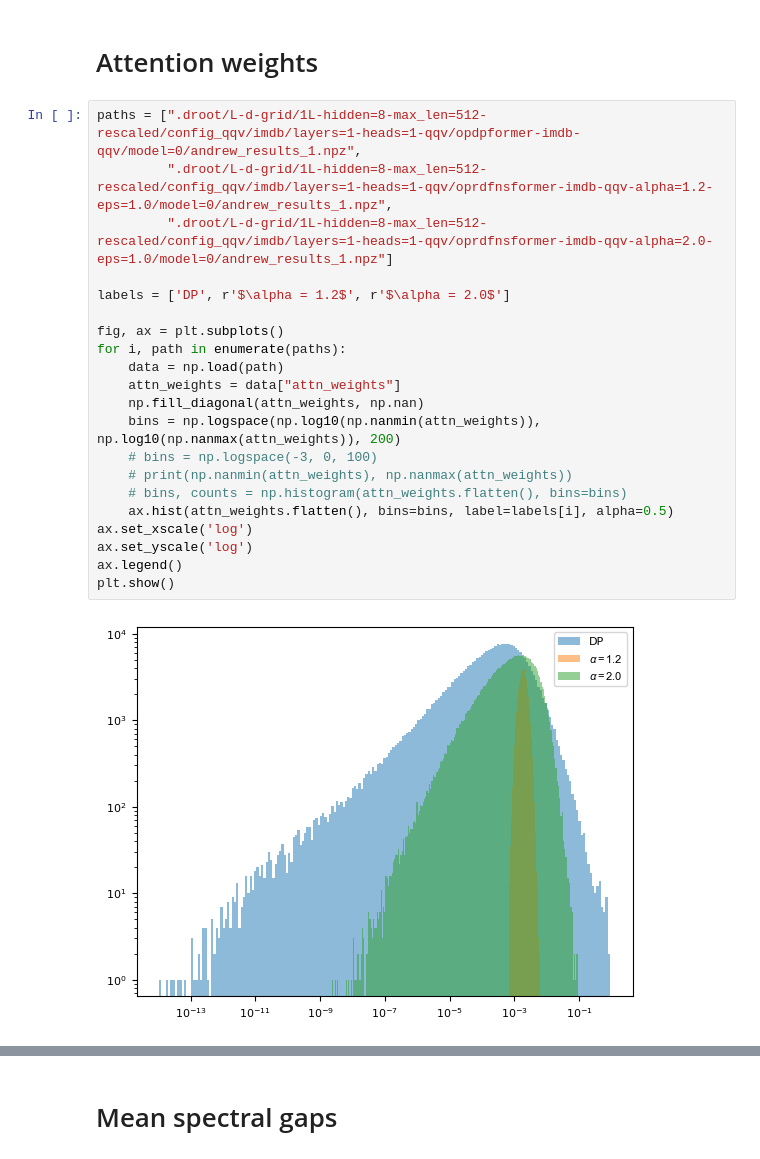
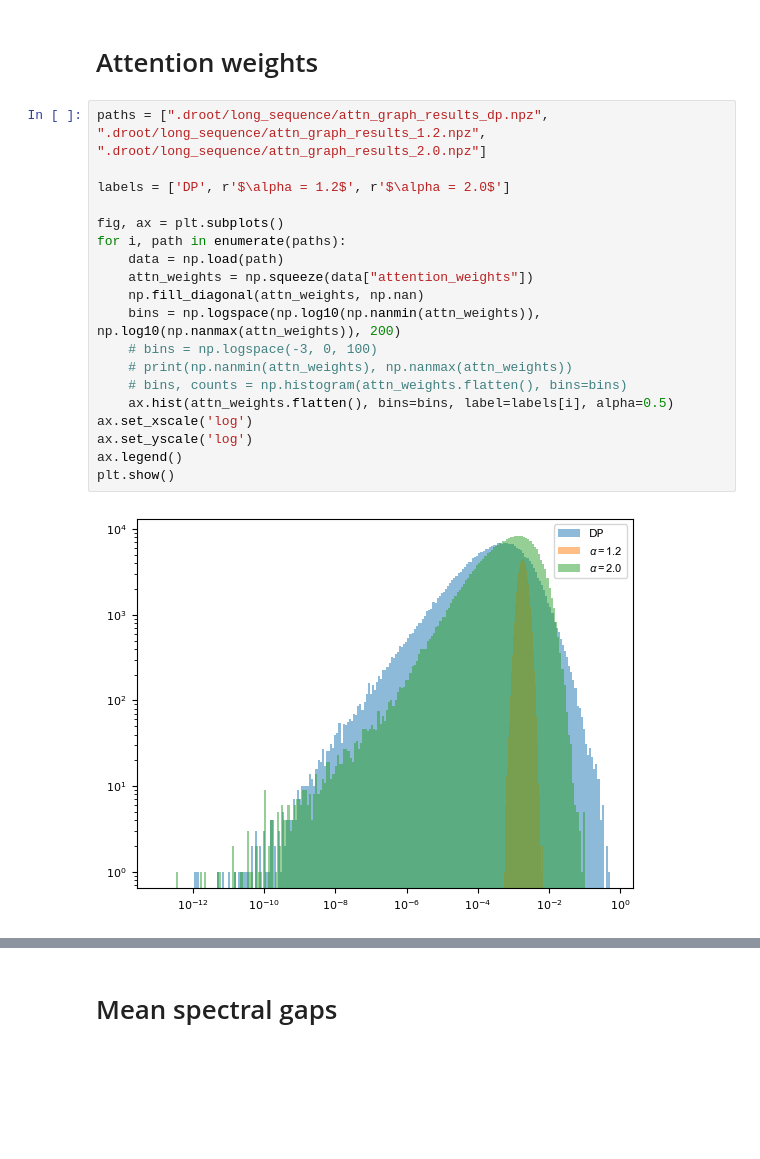
Before and after one commit to CKQu1/fractional-attn, a Jupyter notebook: nlp-tutorial/plot_results.ipynb, the cells around one changed output, grey strips where cells are left out. Saved outputs shown, nothing was run; the diff lists cells and outputs as text; blank space fills up the shorter version.

Commit message:
Plot results

```diff
--- a/nlp-tutorial/plot_results.ipynb
+++ b/nlp-tutorial/plot_results.ipynb
@@ -798,26 +807,24 @@ Figure saved in /Users/andrewly/Desktop/Fracformer/code/fractional-attn-main/nlp
 # %% [markdown]
 # Attention weights
 # %%
-paths = [".droot/L-d-grid/1L-hidden=8-max_len=512-rescaled/config_qqv/imdb/layers=1-heads=1-qqv/opdpformer-imdb-qqv/model=0/andrew_results_1.npz",
-         ".droot/L-d-grid/1L-hidden=8-max_len=512-rescaled/config_qqv/imdb/layers=1-heads=1-qqv/oprdfnsformer-imdb-qqv-alpha=1.2-eps=1.0/model=0/andrew_results_1.npz",
-         ".droot/L-d-grid/1L-hidden=8-max_len=512-rescaled/config_qqv/imdb/layers=1-heads=1-qqv/oprdfnsformer-imdb-qqv-alpha=2.0-eps=1.0/model=0/andrew_results_1.npz"]
+paths = [".droot/long_sequence/attn_graph_results_dp.npz", ".droot/long_sequence/attn_graph_results_1.2.npz", ".droot/long_sequence/attn_graph_results_2.0.npz"]
 
 labels = ['DP', r'$\alpha = 1.2$', r'$\alpha = 2.0$']
 
 fig, ax = plt.subplots()
 for i, path in enumerate(paths):
     data = np.load(path)
-    attn_weights = data["attn_weights"]
+    attn_weights = np.squeeze(data["attention_weights"])
     np.fill_diagonal(attn_weights, np.nan)
     bins = np.logspace(np.log10(np.nanmin(attn_weights)), np.log10(np.nanmax(attn_weights)), 200)
     # bins = np.logspace(-3, 0, 100)
     # print(np.nanmin(attn_weights), np.nanmax(attn_weights))
     # bins, counts = np.histogram(attn_weights.flatten(), bins=bins)
     ax.hist(attn_weights.flatten(), bins=bins, label=labels[i], alpha=0.5)
 ax.set_xscale('log')
 ax.set_yscale('log')
 ax.legend()
 plt.show()
 # %% [output]
-[figure, old version]
+[figure, new version]
 # %%
```
Also changed, not shown: parts of 19 cells of this notebook, 2 other files.
